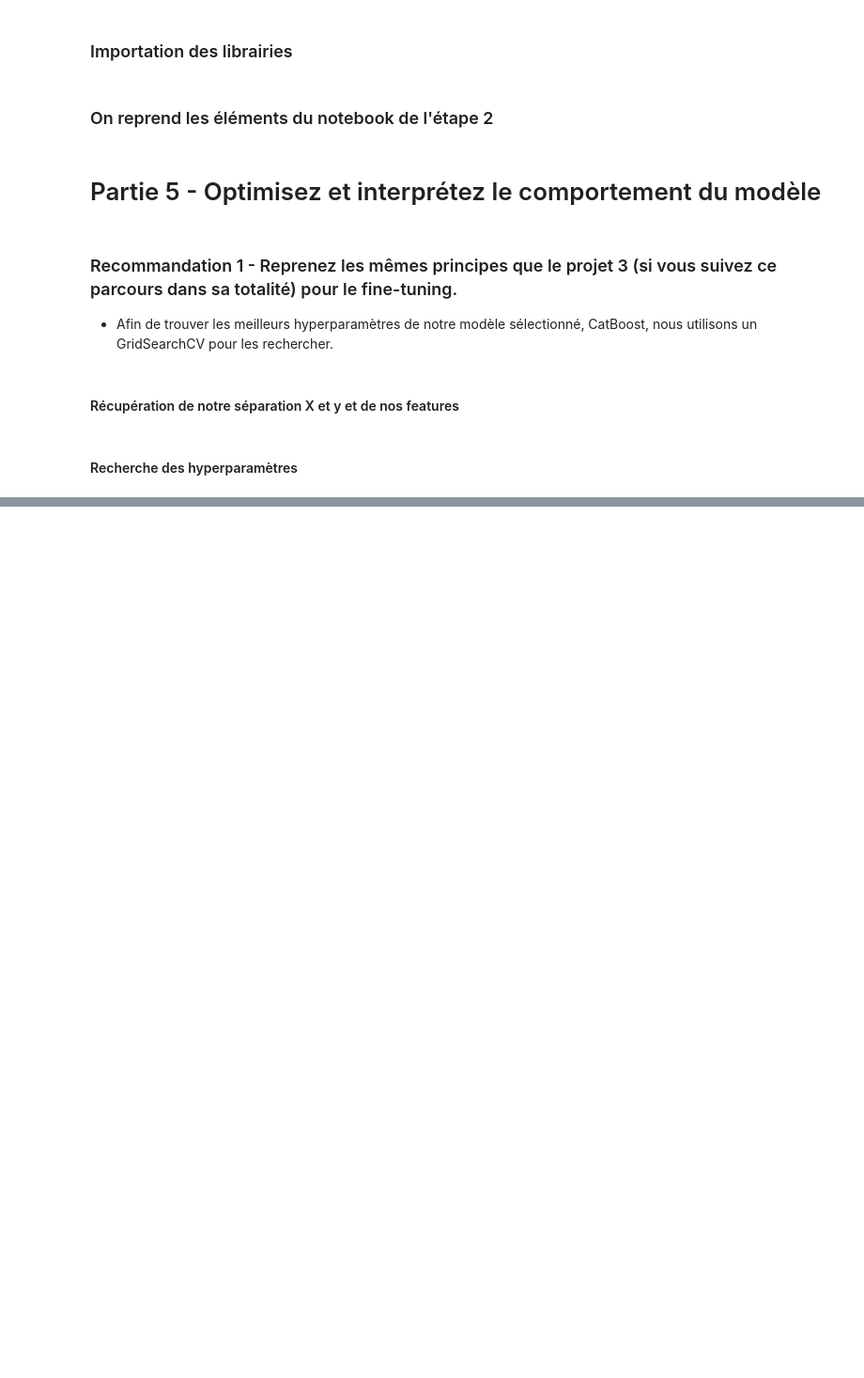
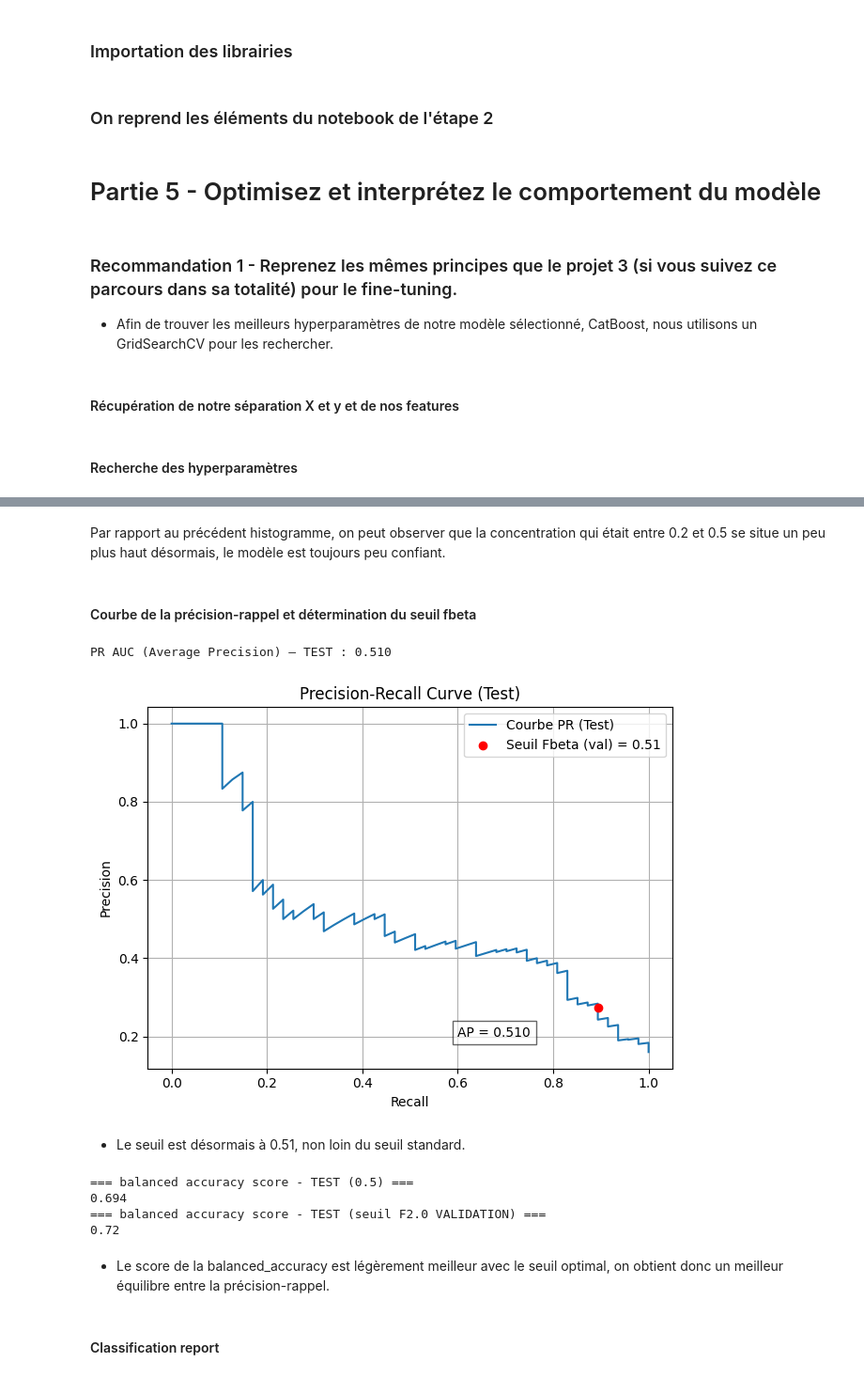
Before and after one commit to SCFlorian/Classifiez_automatiquement_des_informations, a Jupyter notebook: notebooks/notebook_5_optimisation_interpretation.ipynb, the cells around one changed output, grey strips where cells are left out. Shown: that part at 94% size. Saved outputs shown, nothing was run; the diff lists cells and outputs as text; code cells hidden in the pictures; blank space fills up the shorter version.

```diff
--- a/notebooks/notebook_5_optimisation_interpretation.ipynb
+++ b/notebooks/notebook_5_optimisation_interpretation.ipynb
@@ -101,0 +200,45 @@ Meilleur balanced accuracy : 0.7486815388670603
+# %% [markdown]
+Par rapport au précédent histogramme, on peut observer que la concentration qui était entre 0.2 et 0.5 se situe un peu plus haut désormais, le modèle est toujours peu confiant.
+# %% [markdown]
+#### Courbe de la précision-rappel et détermination du seuil fbeta
+# %%
+ap_test = average_precision_score(y_test, proba_test)   # PR AUC (Average Precision) — Test
+print(f"PR AUC (Average Precision) — TEST : {ap_test:.3f}")
+# Courbe PR (Test) pour visualiser + point au seuil optimal
+precision_test, recall_test, thresholds_test = precision_recall_curve(y_test, proba_test)
+# Point obtenu par application du seuil sur test
+y_pred_custom = (proba_test >= best_thr).astype(int)
+tp = ((y_test==1) & (y_pred_custom==1)).sum()
+fp = ((y_test==0) & (y_pred_custom==1)).sum()
+fn = ((y_test==1) & (y_pred_custom==0)).sum()
+prec_pt = tp / (tp + fp)
+rec_pt  = tp / (tp + fn)
+plt.plot(recall_test, precision_test, label="Courbe PR (Test)")
+plt.scatter(rec_pt, prec_pt, color="red", zorder=5, label=f"Seuil Fbeta (val) = {best_thr:.2f}")
+plt.text(0.6, 0.2, f"AP = {ap_test:.3f}", fontsize=10, bbox=dict(facecolor='white', alpha=0.6))
+plt.xlabel("Recall")
+plt.ylabel("Precision")
+plt.title("Precision-Recall Curve (Test)")
+plt.grid()
+plt.legend()
+plt.tight_layout()
+plt.show()
+# %% [output]
+PR AUC (Average Precision) — TEST : 0.510
+[figure, added]
+# %% [markdown]
+* Le seuil est désormais à 0.51, non loin du seuil standard.
+# %%
+print("=== balanced accuracy score - TEST (0.5) ===")
+print(round(balanced_accuracy_score(y_test, y_pred_test), 3))
+print(f"=== balanced accuracy score - TEST (seuil F{beta:.1f} VALIDATION) ===")
+print(round(balanced_accuracy_score(y_test, y_pred_custom), 3))
+# %% [output]
+=== balanced accuracy score - TEST (0.5) ===
+0.694
+=== balanced accuracy score - TEST (seuil F2.0 VALIDATION) ===
+0.72
+# %% [markdown]
+* Le score de la balanced_accuracy est légèrement meilleur avec le seuil optimal, on obtient donc un meilleur équilibre entre la précision-rappel.
+# %% [markdown]
+#### Classification report
```
Also changed, not shown: parts of 10 cells of this notebook, 1 other file.
